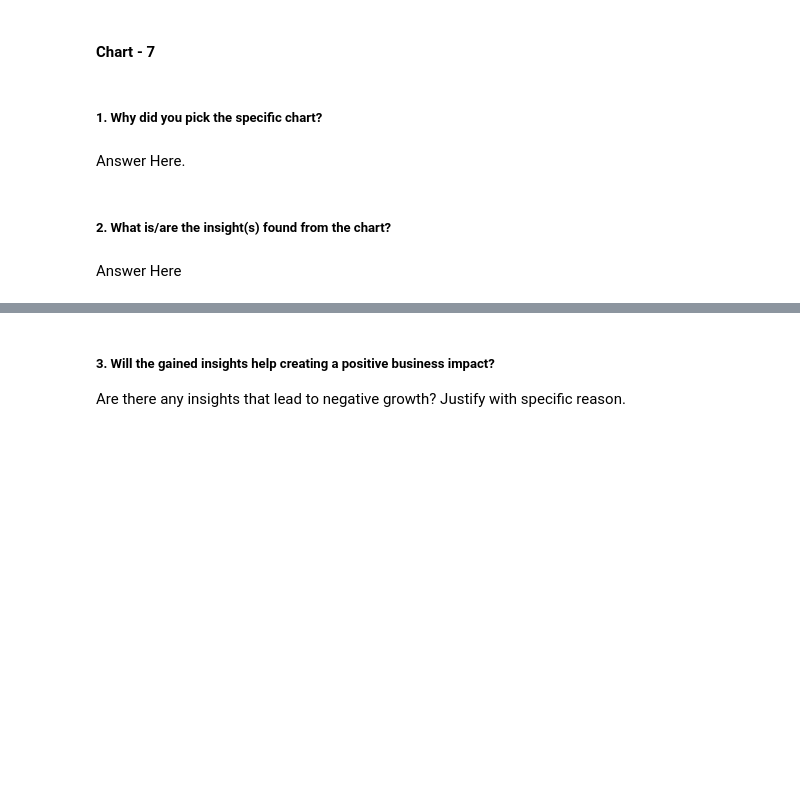
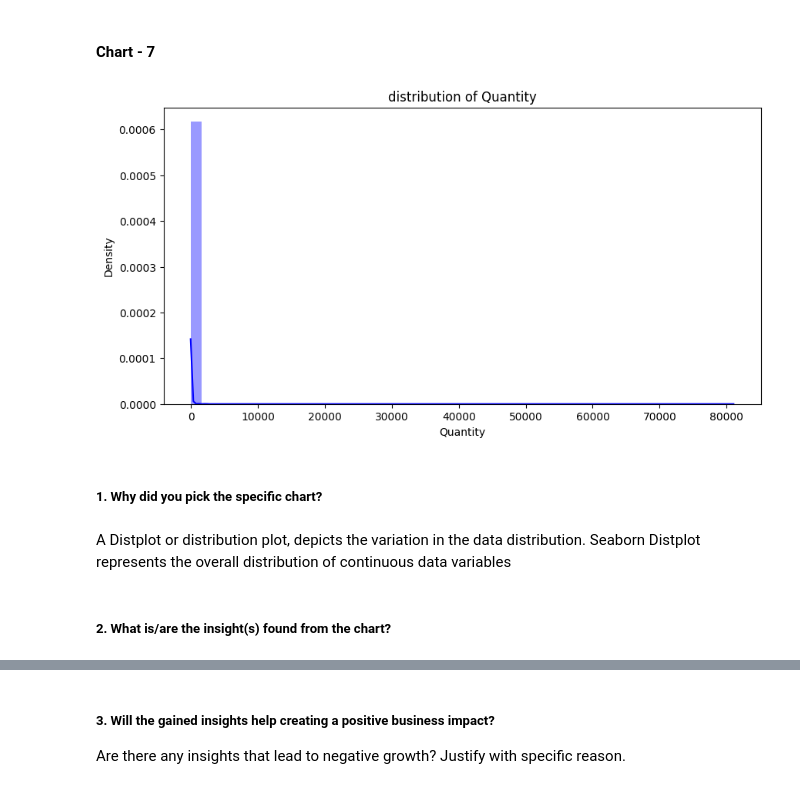
Before and after one commit to DhawalKhandait/Online-Retail-Customer-Segmentation-Clustering, a Jupyter notebook: Online_Retail_Customer_Segmentation.ipynb, the cells around one changed output, grey strips where cells are left out. Saved outputs shown, nothing was run; the diff lists cells and outputs as text; code cells hidden in the pictures; blank space fills up the shorter version.

```diff
--- a/Online_Retail_Customer_Segmentation.ipynb
+++ b/Online_Retail_Customer_Segmentation.ipynb
@@ -600,8 +598,14 @@ In order to create positive business impact,the customers are less in above coun
+# %%
+# Chart - 7 #distribution of Quantity
+plt.figure(figsize=(10,5))
+plt.title('distribution of Quantity')
+sns.distplot(data['Quantity'],color="Blue")
+plt.show()
+# %% [output]
+[figure, added]
 # %% [markdown]
 ##### 1. Why did you pick the specific chart?
-# %% [markdown]
-Answer Here.
+# %% [markdown]
+A Distplot or distribution plot, depicts the variation in the data distribution. Seaborn Distplot represents the overall distribution of continuous data variables
 # %% [markdown]
 ##### 2. What is/are the insight(s) found from the chart?
-# %% [markdown]
-Answer Here
```
Also changed, not shown: parts of 123 cells of this notebook.
